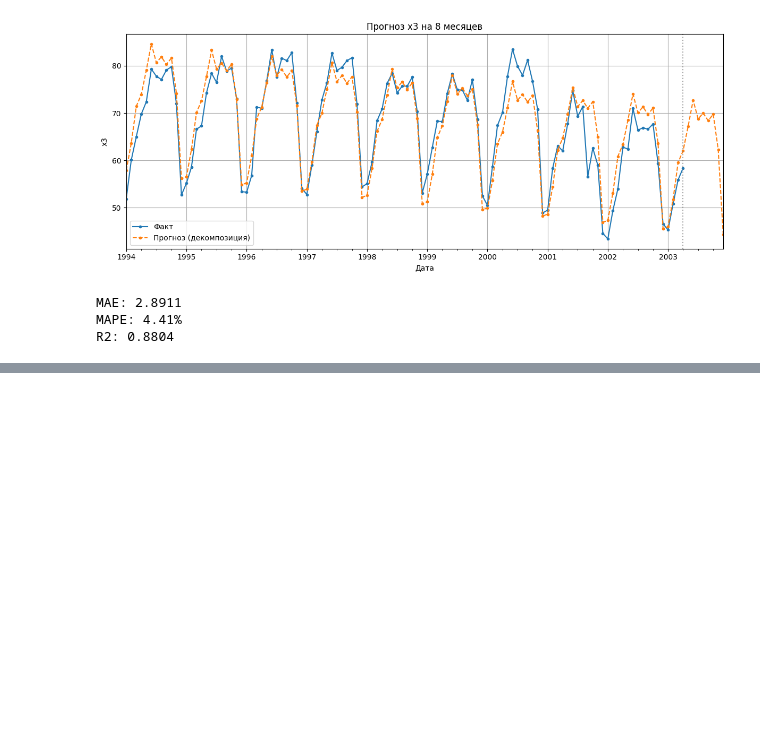
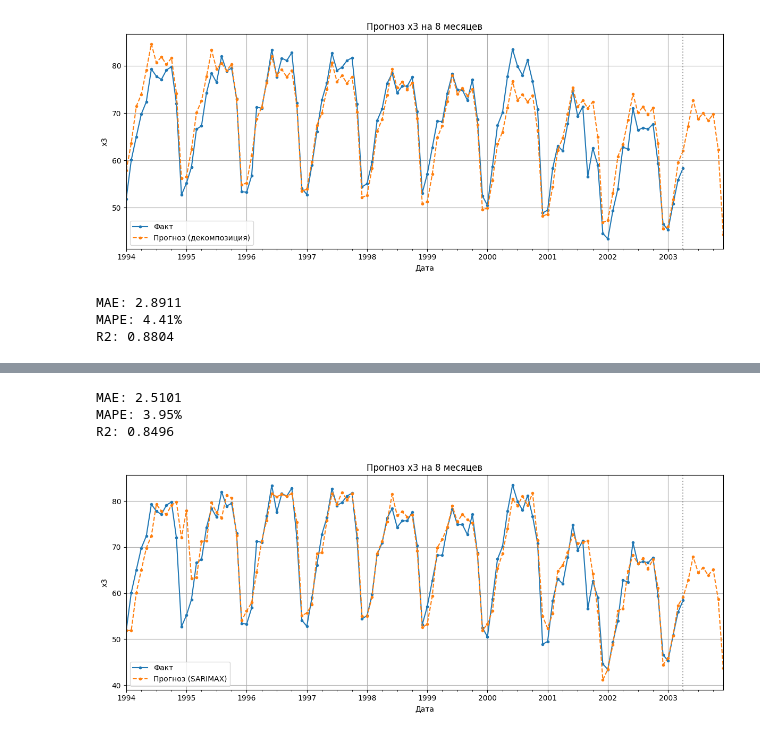
Before and after one commit to mshsvnv/ITMO_data_analysis, a Jupyter notebook: sem_02/lab_03/main.ipynb, the cells around one changed output, grey strips where cells are left out. Drawn from its saved outputs; the diff is of its cells as text; code cells hidden in the pictures; blank space fills up the shorter version.

```diff
--- a/sem_02/lab_03/main.ipynb
+++ b/sem_02/lab_03/main.ipynb
@@ -302,0 +460,11 @@ plt.show()
+# %%
+final_model = SARIMAX(y,
+                      order = best_order,
+                      seasonal_order = best_seasonal_order,
+                      simple_differencing = False,
+                      enforce_stationarity = False,
+                      enforce_invertibility = False)
+final_results = final_model.fit()
+
+forecast_sarimax = final_results.forecast(steps = 8)
+forecast_sarimax
@@ -302,0 +481,52 @@ plt.show()
+# %%
+actual = y
+# Используем fittedvalues вместо predict для получения правильных исторических значений
+predicted = final_results.fittedvalues.copy()
+
+# Исправляем первое значение (т.к. при d > 0 первое значение теряется в fittedvalues)
+if best_order[1] > 0:  # если d > 0
+    predicted.iloc[0] = y.iloc[0]
+
+# метрики
+mae_sarimax = mean_absolute_error(actual, predicted)
+mape_sarimax = mean_absolute_percentage_error(actual, predicted)
+r2_sarimax = r2_score(actual, predicted)
+
+print(f"MAE: {mae_sarimax:.4f}")
+print(f"MAPE: {mape_sarimax:.2%}")
+print(f"R2: {r2_sarimax:.4f}")
+# %% [output]
+MAE: 2.5101
+MAPE: 3.95%
+R2: 0.8496
+# %%
+# Объединяем исторические прогнозы с будущим прогнозом
+forecast_sarimax = pd.concat([predicted, forecast_sarimax], verify_integrity=False, sort=False)
+
+# Исправляем первое значение на исходное данное (т.к. при d > 0 первое значение теряется)
+if best_order[1] > 0:  # если d > 0
+    forecast_sarimax.iloc[0] = y.iloc[0]
+# %%
+# визуализация прогноза
+fig, ax = plt.subplots(figsize = (12, 5))
+
+y.plot(ax = ax, label = 'Факт', grid = True, linewidth = 1.5, marker = 'o', markersize = 3)
+forecast_sarimax.plot(
+    ax = ax,
+    label = 'Прогноз (SARIMAX)',
+    linewidth = 1.5,
+    linestyle = '--',
+    marker = 'o',
+    markersize = 3,
+    grid = True,
+)
+
+ax.axvline(y.index.max(), color='gray', linestyle=':', alpha=0.7)
+ax.set_title('Прогноз x3 на 8 месяцев')
+ax.set_xlabel('Дата')
+ax.set_ylabel('x3')
+ax.legend()
+plt.tight_layout()
+plt.show()
+# %% [output]
+[figure, added]
```
Also changed, not shown: parts of 19 cells of this notebook.
